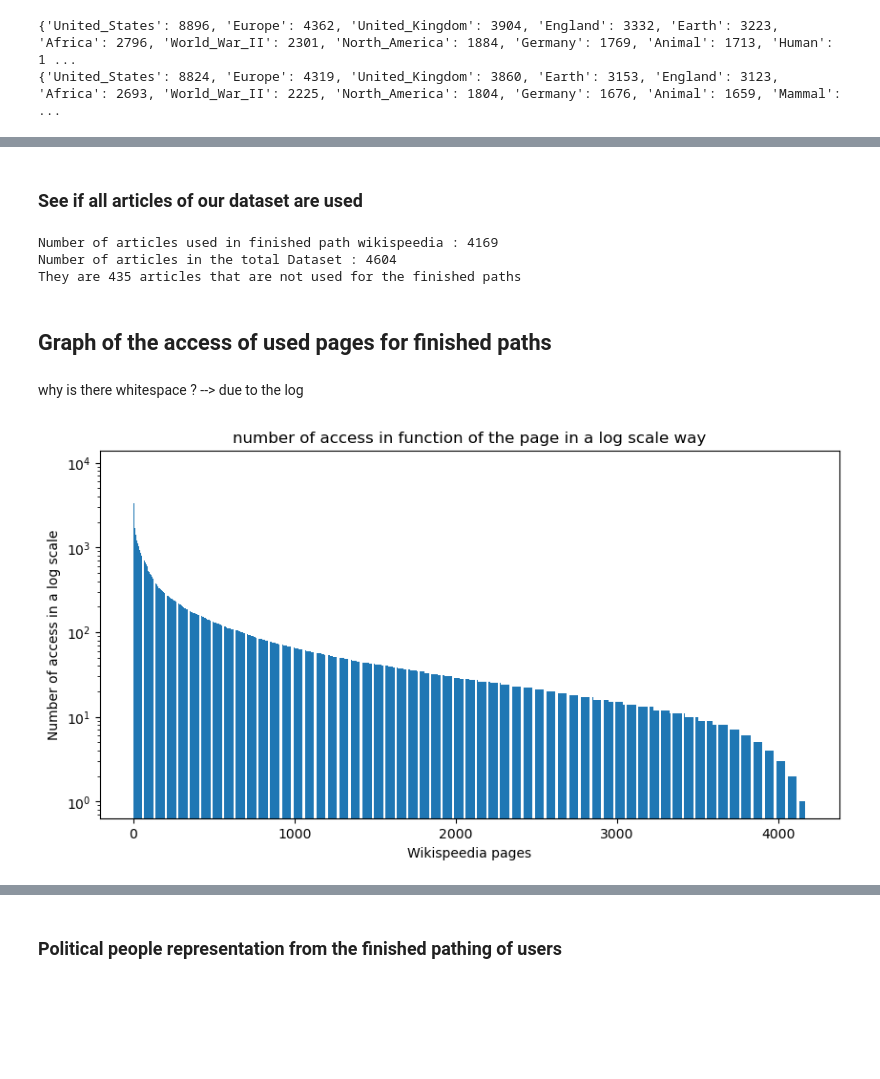
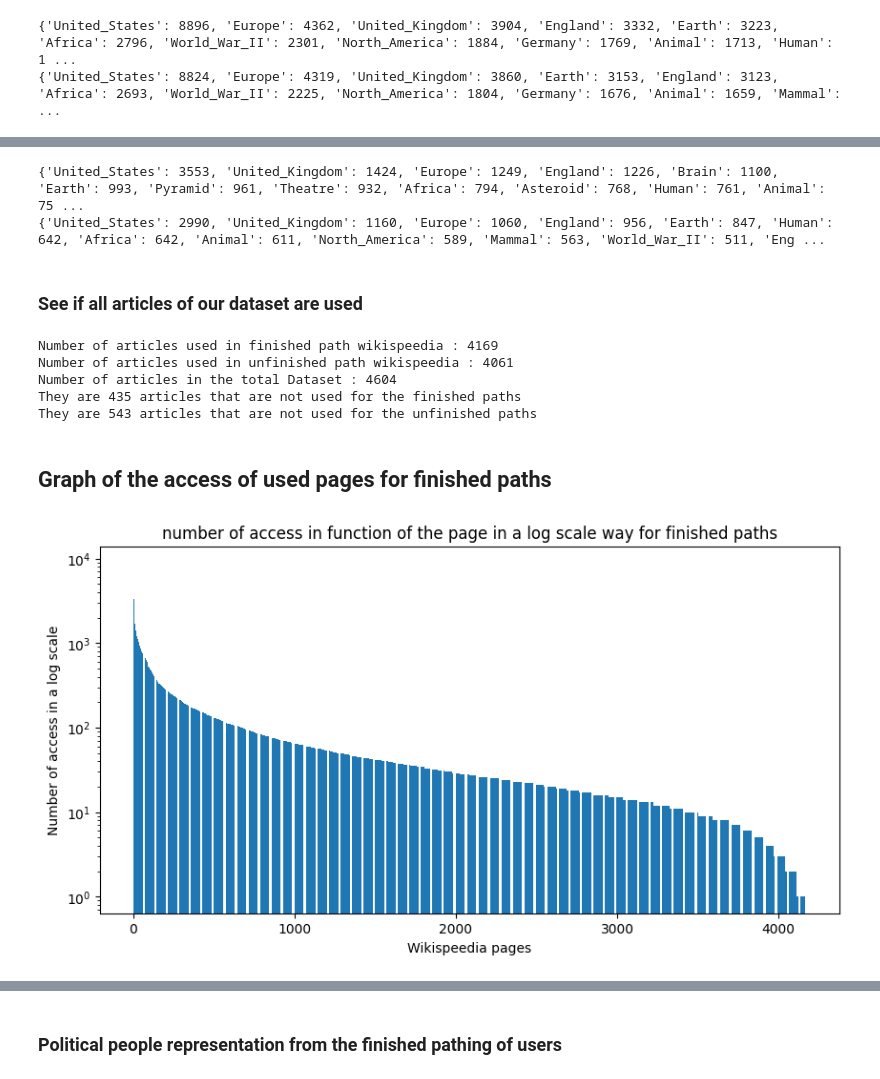
Before and after one commit to epfl-ada/ada-2023-project-miaoumiaou, a Jupyter notebook: Visualisation_wiki.ipynb, the cells around one changed output, grey strips where cells are left out. Cells and saved outputs as stored; diff of their text form; code cells hidden in the pictures; blank space fills up the shorter version.

```diff
--- a/Visualisation_wiki.ipynb
+++ b/Visualisation_wiki.ipynb
@@ -138,31 +118,60 @@ print(internal_paths_count)
+# %%
+all_paths_unfinished = unfinished_path['path_start'].apply(lambda x: x.split(';'))
+
+#Keeping the start and end path and transforming into a dictionnary
+paths_flat_unfinished = [path for sublist in all_paths_unfinished for path in sublist]
+paths_count_unfinished = pd.Series(paths_flat_unfinished).value_counts().to_dict()
+paths_count_unfinished.pop("<") # we remove the backward symbol
+
+
+#Get rid of the first and last element
+internal_paths_unfinished= all_paths_unfinished.apply(lambda x: x[1:-1] if len(x) > 2 else [])
+internal_paths_flat_unfinished = [path for sublist in internal_paths_unfinished for path in sublist]
+internal_paths_count_unfinished = pd.Series(internal_paths_flat_unfinished).value_counts().to_dict()
+internal_paths_count_unfinished.pop("<")
+
+print(paths_count_unfinished)
+
+print(internal_paths_count_unfinished)
+# %% [output]
+{'United_States': 3553, 'United_Kingdom': 1424, 'Europe': 1249, 'England': 1226, 'Brain': 1100, 'Earth': 993, 'Pyramid': 961, 'Theatre': 932, 'Africa': 794, 'Asteroid': 768, 'Human': 761, 'Animal': 75 ...
+{'United_States': 2990, 'United_Kingdom': 1160, 'Europe': 1060, 'England': 956, 'Earth': 847, 'Human': 642, 'Africa': 642, 'Animal': 611, 'North_America': 589, 'Mammal': 563, 'World_War_II': 511, 'Eng ...
 # %% [markdown]
 ### See if all articles of our dataset are used
 # %%
 print('Number of articles used in finished path wikispeedia : %d'%(len(paths_count)))
+print('Number of articles used in unfinished path wikispeedia : %d'%(len(paths_count_unfinished)))
 print("Number of articles in the total Dataset : %d"%(len(plain_articles)))
 
 if len(paths_count) != len(plain_articles):
     print("They are %d articles that are not used for the finished paths"%(len(plain_articles)-len(paths_count)))
 else:
     print("All articles are used in the finished path of the users")
+
+if len(paths_count) != len(plain_articles):
+    print("They are %d articles that are not used for the unfinished paths"%(len(plain_articles)-len(paths_count_unfinished)))
+else:
+    print("All articles are used in the unfinished path of the users")
 # %% [output]
 Number of articles used in finished path wikispeedia : 4169
+Number of articles used in unfinished path wikispeedia : 4061
 Number of articles in the total Dataset : 4604
 They are 435 articles that are not used for the finished paths
+They are 543 articles that are not used for the unfinished paths
 # %% [markdown]
 ## Graph of the access of used pages for finished paths
-# %% [markdown]
-why is there whitespace ? --> due to the log
 # %%
 pages = list(paths_count.keys())
 counts = list(paths_count.values())
 
+# I reset the plot parameters to the default one
+plt.rcdefaults()
 plt.figure(figsize=(10, 5))
 plt.bar(range(len(pages)), counts)
 plt.xlabel('Wikispeedia pages')
 plt.ylabel('Number of access in a log scale')
 plt.yscale('log')
-plt.title('number of access in function of the page in a log scale way')
+plt.title('number of access in function of the page in a log scale way for finished paths')
 plt.show()
 # %% [output]
-[figure, old version]
+[figure, new version]
```
Also changed, not shown: parts of 27 cells of this notebook.
